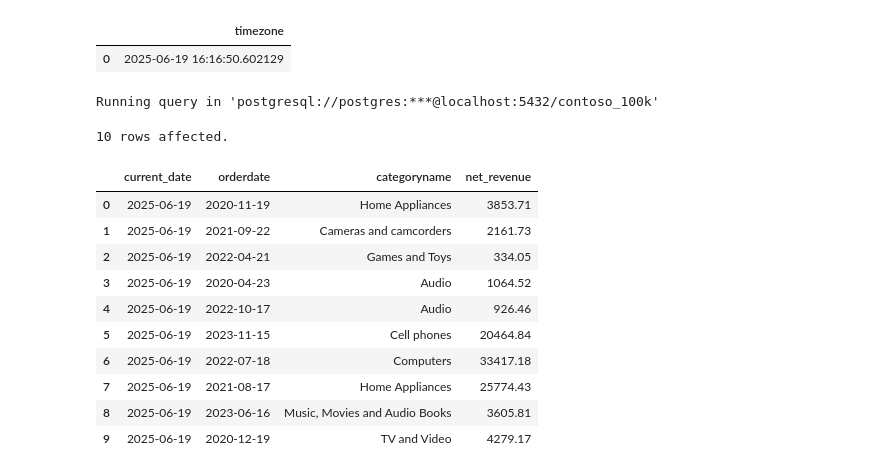
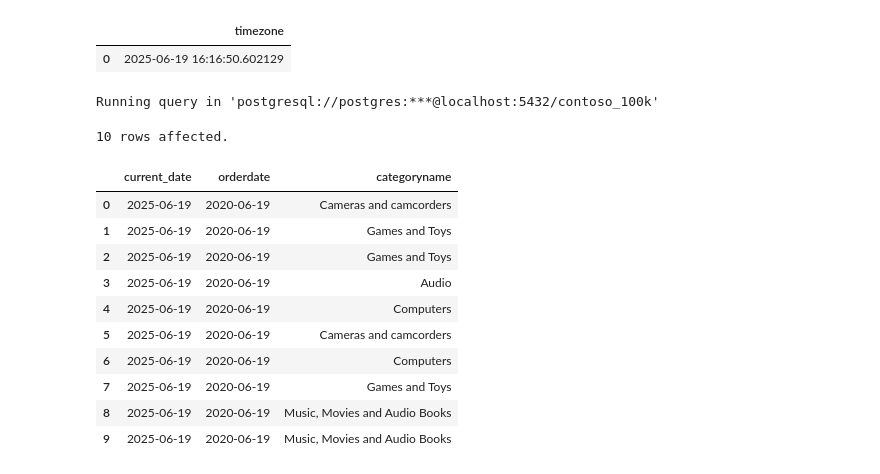
Before and after one commit to maddy22001/.vscode, a Jupyter notebook: Resources/Blank_SQL_Notebook.ipynb, the cells around one changed output. Cells and saved outputs as stored; diff of their text form; code cells hidden in the pictures.

```diff
--- a/Resources/Blank_SQL_Notebook.ipynb
+++ b/Resources/Blank_SQL_Notebook.ipynb
@@ -243,33 +245,27 @@ Running query in 'postgresql://postgres:***@localhost:5432/contoso_100k'
 # %%
 %%sql
 
 SELECT
   CURRENT_DATE,
   s.orderdate,
-  p.categoryname,
-  SUM(s.quantity * s.netprice * s.exchangerate) AS net_revenue
-
+  p.categoryname
 FROM
   sales s
-LEFT JOIN product p ON s.productkey = p.productkey
+LEFT JOIN product p ON p.productkey = s.productkey
 WHERE
-  EXTRACT(YEAR FROM orderdate) >= EXTRACT(YEAR FROM CURRENT_DATE)-5
-GROUP BY
-  s.orderdate,
-  p.categoryname
-
+  orderdate >= CURRENT_DATE - INTERVAL '5 years'
 LIMIT 10
 # %% [output]
 Running query in 'postgresql://postgres:***@localhost:5432/contoso_100k'
 10 rows affected.
-|  | current_date | orderdate | categoryname | net_revenue |
-| 0 | 2025-06-19 | 2020-11-19 | Home Appliances | 3853.71 |
-| 1 | 2025-06-19 | 2021-09-22 | Cameras and camcorders | 2161.73 |
-| 2 | 2025-06-19 | 2022-04-21 | Games and Toys | 334.05 |
-| 3 | 2025-06-19 | 2020-04-23 | Audio | 1064.52 |
-| 4 | 2025-06-19 | 2022-10-17 | Audio | 926.46 |
-| 5 | 2025-06-19 | 2023-11-15 | Cell phones | 20464.84 |
-| 6 | 2025-06-19 | 2022-07-18 | Computers | 33417.18 |
-| 7 | 2025-06-19 | 2021-08-17 | Home Appliances | 25774.43 |
-| 8 | 2025-06-19 | 2023-06-16 | Music, Movies and Audio Books | 3605.81 |
-| 9 | 2025-06-19 | 2020-12-19 | TV and Video | 4279.17 |
+|  | current_date | orderdate | categoryname |
+| 0 | 2025-06-19 | 2020-06-19 | Cameras and camcorders |
+| 1 | 2025-06-19 | 2020-06-19 | Games and Toys |
+| 2 | 2025-06-19 | 2020-06-19 | Games and Toys |
+| 3 | 2025-06-19 | 2020-06-19 | Audio |
+| 4 | 2025-06-19 | 2020-06-19 | Computers |
+| 5 | 2025-06-19 | 2020-06-19 | Cameras and camcorders |
+| 6 | 2025-06-19 | 2020-06-19 | Computers |
+| 7 | 2025-06-19 | 2020-06-19 | Games and Toys |
+| 8 | 2025-06-19 | 2020-06-19 | Music, Movies and Audio Books |
+| 9 | 2025-06-19 | 2020-06-19 | Music, Movies and Audio Books |
```
Also changed, not shown: parts of 5 cells of this notebook.
